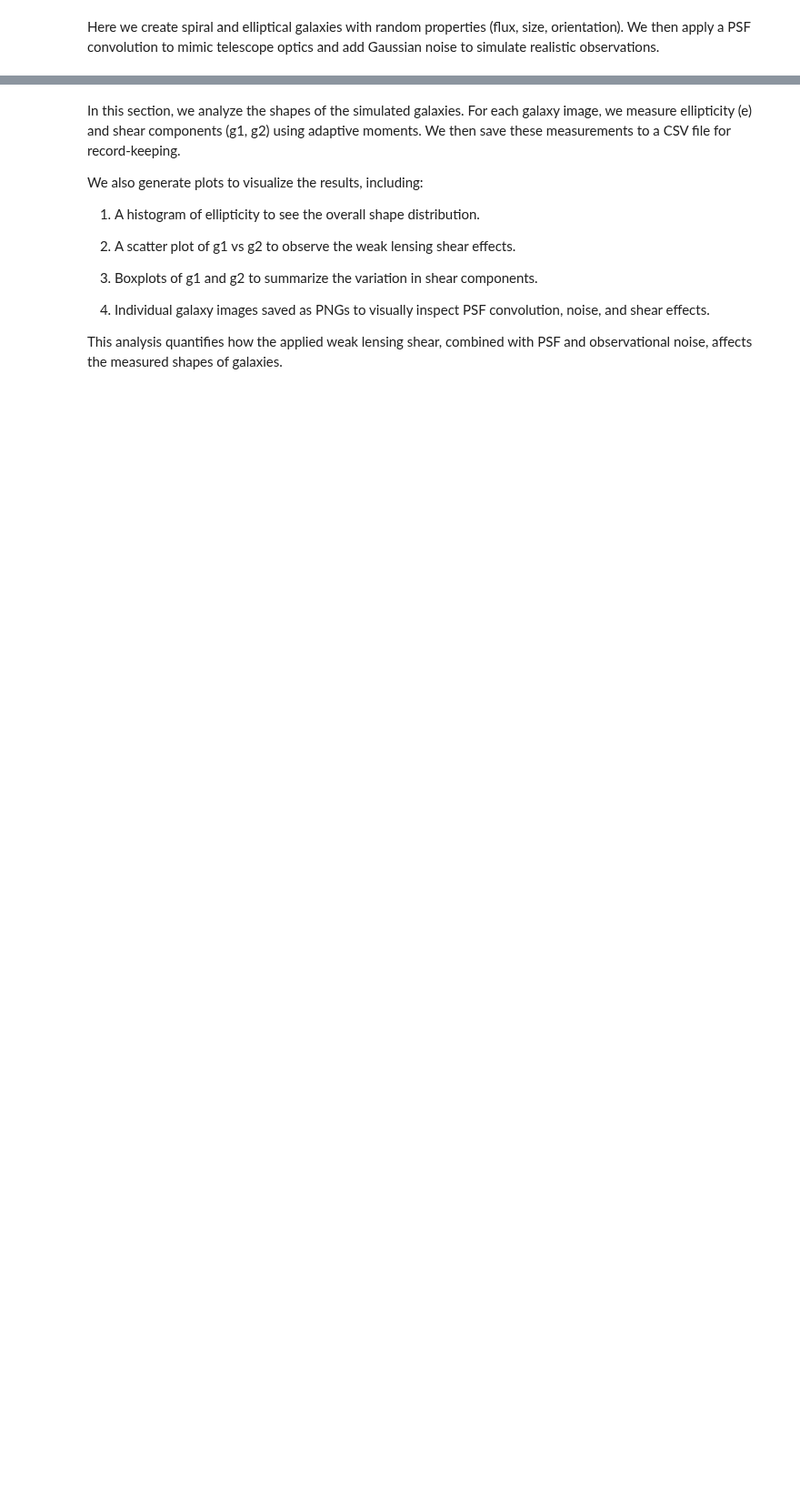
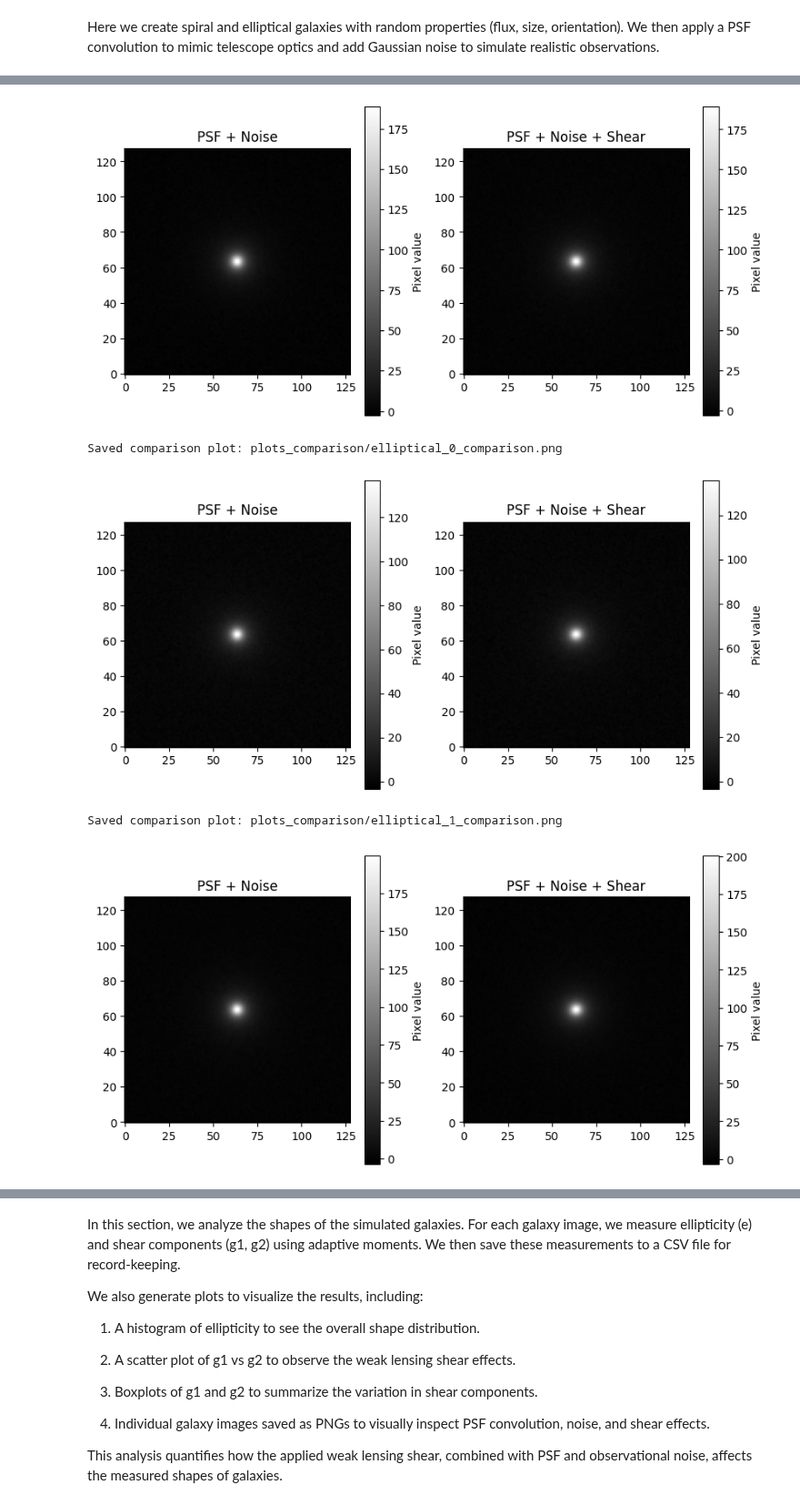
Before and after one commit to Najiya234/Galaxy_Lensing, a Jupyter notebook: Galaxy_Lensing.ipynb, the cells around one changed output, grey strips where cells are left out. Shown at 91% size. Drawn from its saved outputs; the diff is of its cells as text; code cells hidden in the pictures; blank space fills up the shorter version.

```diff
--- a/Galaxy_Lensing.ipynb
+++ b/Galaxy_Lensing.ipynb
@@ -181,0 +212,56 @@ Here we create plots showing the simulated galaxies and summarize measured ellip
+# %%
+import matplotlib.pyplot as plt
+import glob
+from astropy.io import fits
+import os
+
+# Directories
+data_dir = "data"
+plots_dir = "plots_comparison"
+os.makedirs(plots_dir, exist_ok=True)
+
+# Find all PSF+Noise images
+psf_files = sorted(glob.glob(os.path.join(data_dir, "*_psf_noise.fits")))
+
+# Loop through each PSF+Noise image and find its sheared counterpart
+for psf_file in psf_files:
+    # Construct sheared filename
+    sheared_file = psf_file.replace("_psf_noise.fits", "_psf_noise_shear.fits")
+
+    # Check if sheared file exists
+    if not os.path.exists(sheared_file):
+        continue
+
+    # Load FITS data
+    psf_data = fits.getdata(psf_file)
+    shear_data = fits.getdata(sheared_file)
+
+    # Plot side-by-side
+    plt.figure(figsize=(10,5))
+
+    # Original PSF+Noise
+    plt.subplot(1,2,1)
+    plt.imshow(psf_data, origin='lower', cmap='gray')
+    plt.title("PSF + Noise")
+    plt.colorbar(label="Pixel value")
+
+    # Sheared
+    plt.subplot(1,2,2)
+    plt.imshow(shear_data, origin='lower', cmap='gray')
+    plt.title("PSF + Noise + Shear")
+    plt.colorbar(label="Pixel value")
+
+    # Save the combined figure
+    base_name = os.path.basename(psf_file).replace("_psf_noise.fits","_comparison.png")
+    save_path = os.path.join(plots_dir, base_name)
+    plt.savefig(save_path)
+    plt.show()
+    plt.close()
+
+    print(f"Saved comparison plot: {save_path}")
+# %% [output]
+[figure, added]
+Saved comparison plot: plots_comparison/elliptical_0_comparison.png
+[figure, added]
+Saved comparison plot: plots_comparison/elliptical_1_comparison.png
+[figure, added]
```
Also changed, not shown: parts of 20 cells of this notebook.
